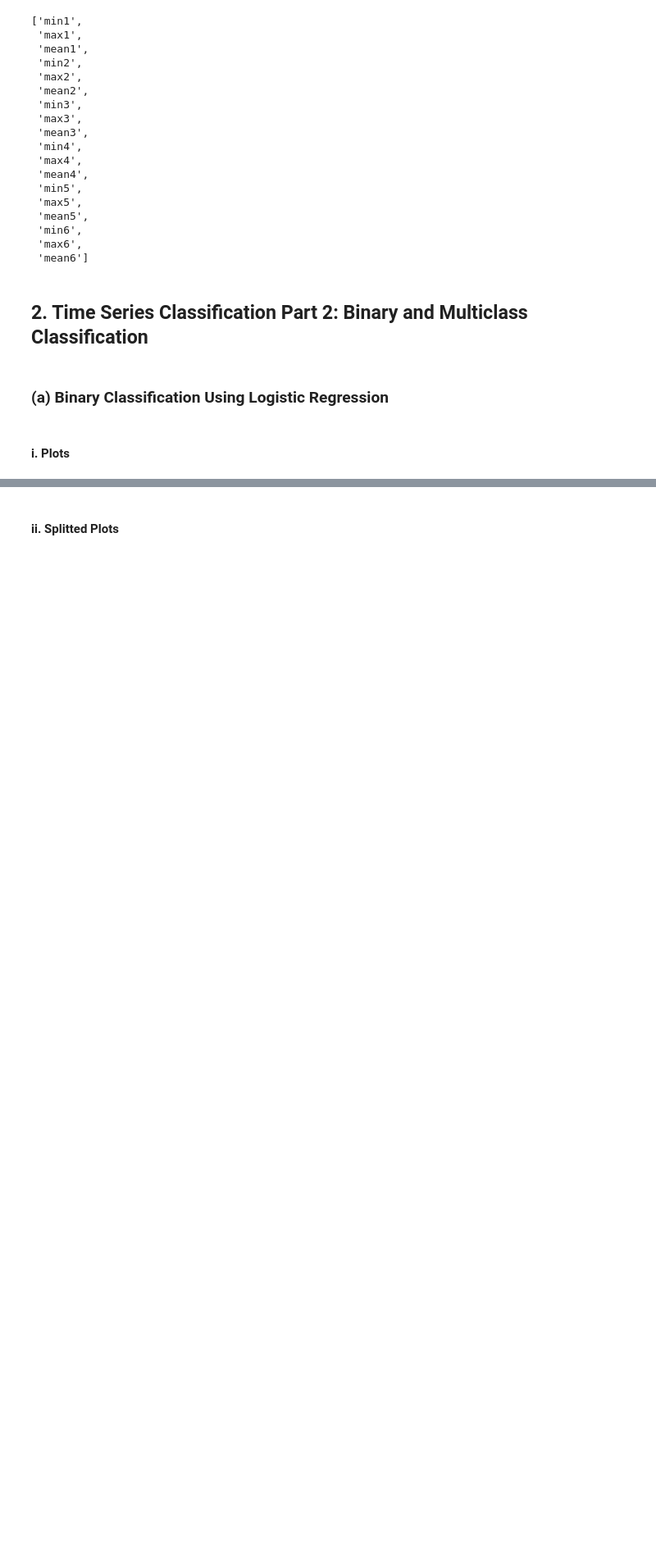
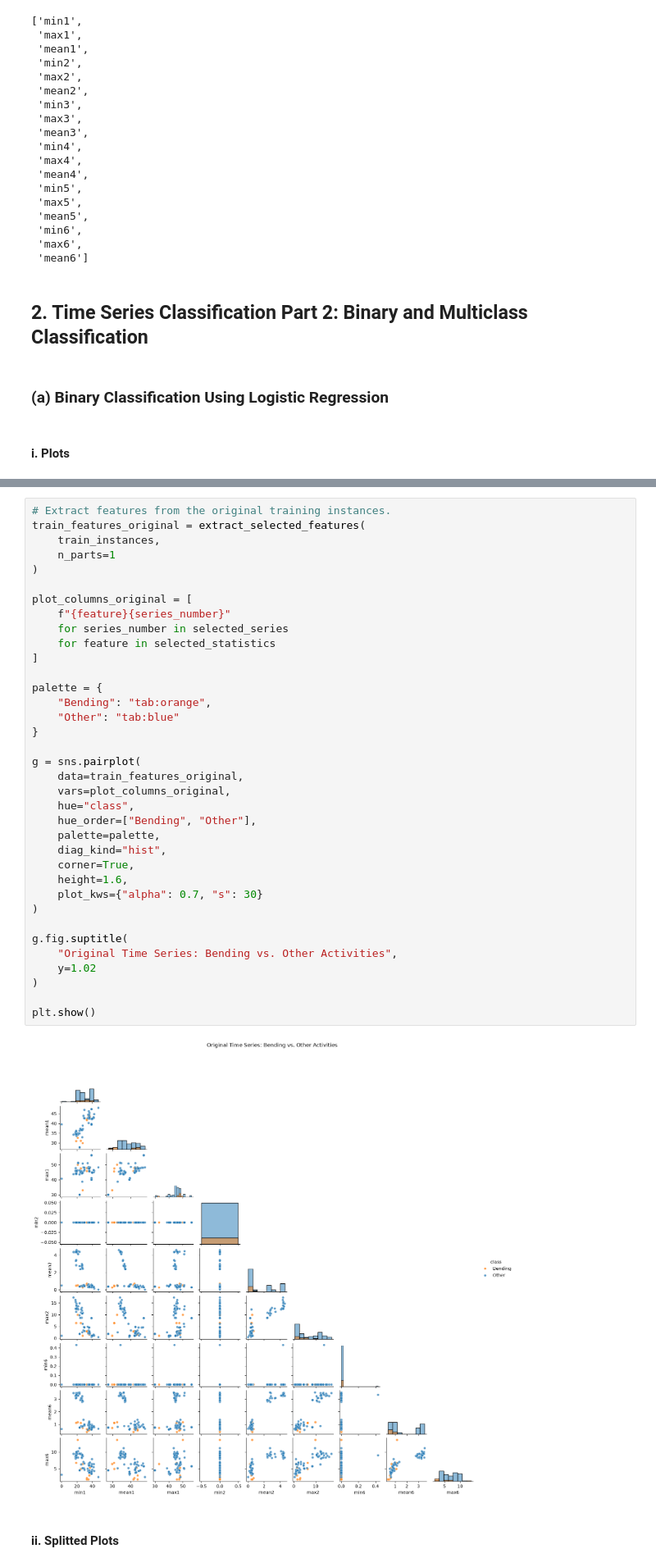
Before and after one commit to akeehan56/DSCI552, a Jupyter notebook: HW4/notebook/Keehan_Alyssa_HW4.ipynb, the cells around one changed output, grey strips where cells are left out. Shown at 82% size. Cells and saved outputs as stored; diff of their text form; blank space fills up the shorter version.

```diff
--- a/HW4/notebook/Keehan_Alyssa_HW4.ipynb
+++ b/HW4/notebook/Keehan_Alyssa_HW4.ipynb
@@ -330,2 +382,40 @@ selected_features
+# %%
+# Extract features from the original training instances.
+train_features_original = extract_selected_features(
+    train_instances,
+    n_parts=1
+)
+
+plot_columns_original = [
+    f"{feature}{series_number}"
+    for series_number in selected_series
+    for feature in selected_statistics
+]
+
+palette = {
+    "Bending": "tab:orange",
+    "Other": "tab:blue"
+}
+
+g = sns.pairplot(
+    data=train_features_original,
+    vars=plot_columns_original,
+    hue="class",
+    hue_order=["Bending", "Other"],
+    palette=palette,
+    diag_kind="hist",
+    corner=True,
+    height=1.6,
+    plot_kws={"alpha": 0.7, "s": 30}
+)
+
+g.fig.suptitle(
+    "Original Time Series: Bending vs. Other Activities",
+    y=1.02
+)
+
+plt.show()
+# %% [output]
+[figure, added]
 # %% [markdown]
 #### ii. Splitted Plots
```
Also changed, not shown: parts of 9 cells of this notebook.
